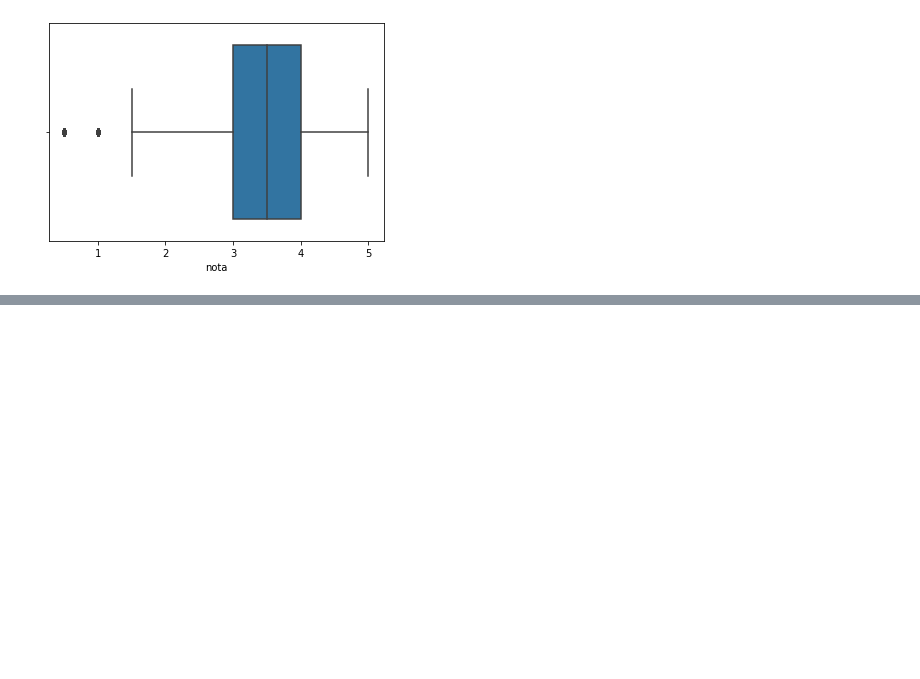
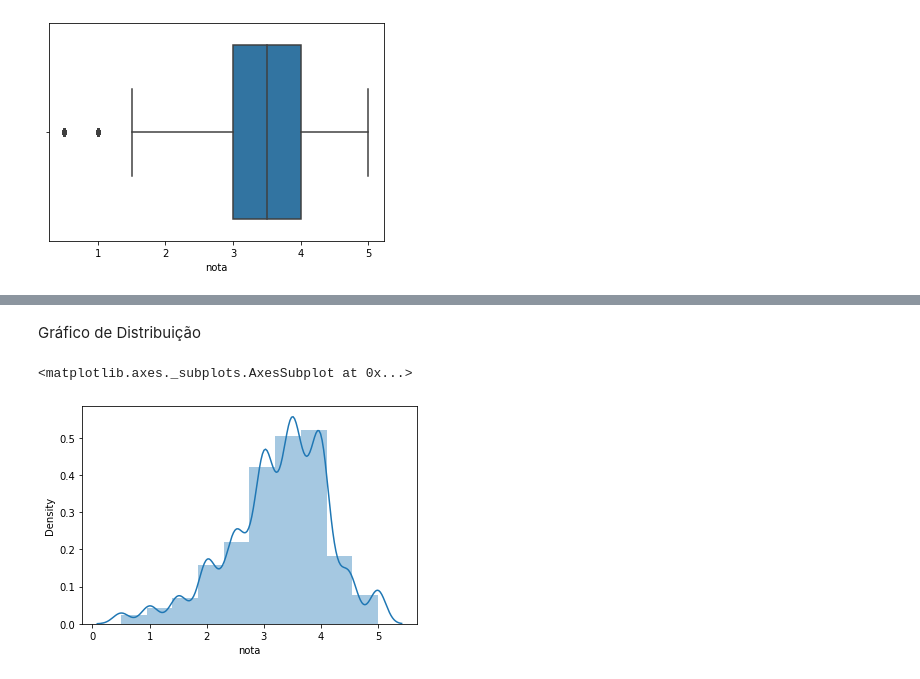
Before and after one commit to marantmir/Formacao_Data_Science, a Jupyter notebook: IntroducaoDataScience.ipynb, the cells around one changed output, grey strips where cells are left out. Cells and saved outputs as stored; diff of their text form; code cells hidden in the pictures; blank space fills up the shorter version.

```diff
--- a/IntroducaoDataScience.ipynb
+++ b/IntroducaoDataScience.ipynb
@@ -107,0 +214,7 @@ sns.boxplot(notas.nota)
+# %% [markdown]
+Gráfico de Distribuição
+# %%
+sns.distplot(medias_por_filme, bins=10)
+# %% [output]
+<matplotlib.axes._subplots.AxesSubplot at 0x...>
+[figure, added]
```
Also changed, not shown: parts of 35 cells of this notebook.
